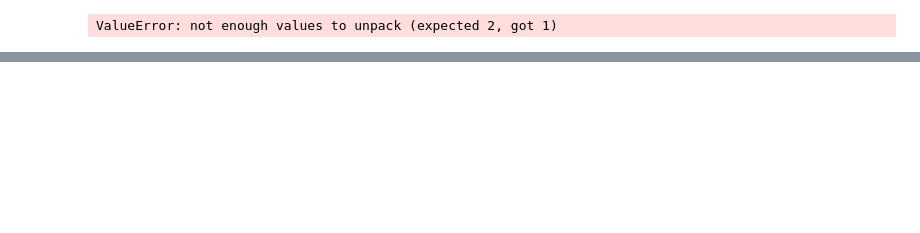
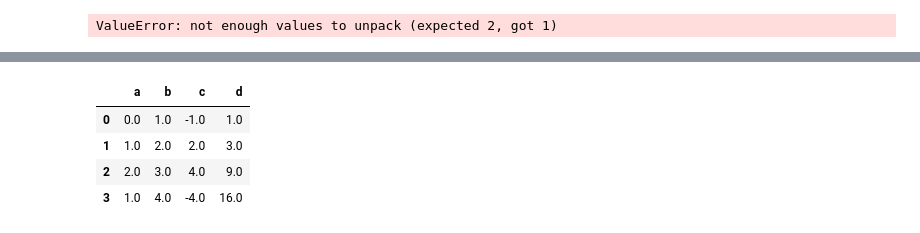
Before and after one commit to NoPainNoGane/yolov5_deepsort, a Jupyter notebook: check.ipynb, the cells around one changed output, grey strips where cells are left out. Saved outputs shown, nothing was run; the diff lists cells and outputs as text; code cells hidden in the pictures; blank space fills up the shorter version.

```diff
--- a/check.ipynb
+++ b/check.ipynb
@@ -18,0 +312,13 @@ ValueError: not enough values to unpack (expected 2, got 1)
+# %%
+data = pd.DataFrame([(0.0, 1, -1.0, 1.0),
+                   (1, 2.0, 2, 3),
+                   (2.0, 3.0, 4, 9.0),
+                   (1, 4.0, -4.0, 16.0)],
+                  columns=list('abcd'))
+data.interpolate(method='polynomial', order=2)
+# %% [output]
+|  | a | b | c | d |
+| 0 | 0.0 | 1.0 | -1.0 | 1.0 |
+| 1 | 1.0 | 2.0 | 2.0 | 3.0 |
+| 2 | 2.0 | 3.0 | 4.0 | 9.0 |
+| 3 | 1.0 | 4.0 | -4.0 | 16.0 |
```
Also changed, not shown: parts of 26 cells of this notebook, 5 other files.
